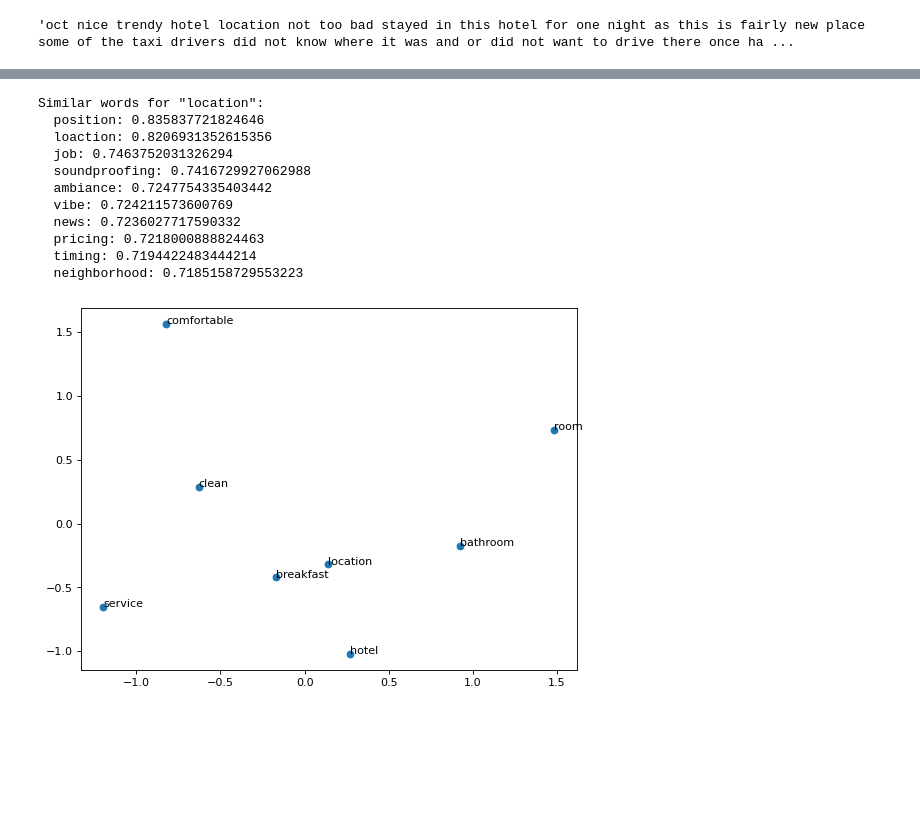
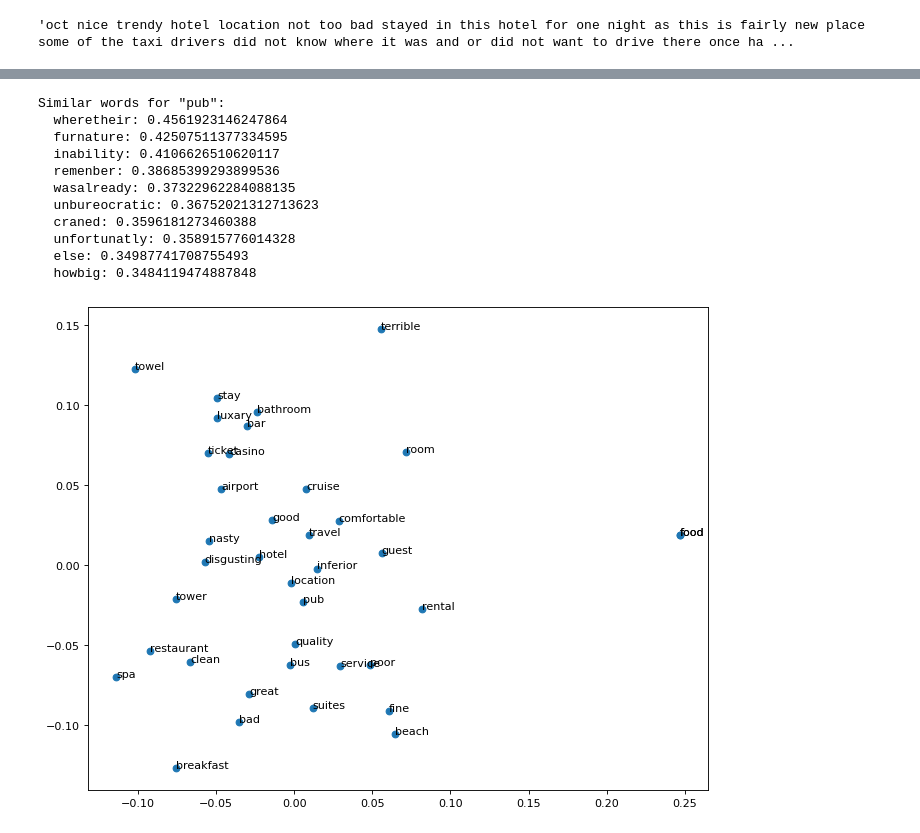
Before and after one commit to DimaFrank/ML, a Jupyter notebook: Copy_of_Final_Assignment.ipynb, the cells around one changed output, grey strips where cells are left out. Cells and saved outputs as stored; diff of their text form; code cells hidden in the pictures; blank space fills up the shorter version.

```diff
--- a/Copy_of_Final_Assignment.ipynb
+++ b/Copy_of_Final_Assignment.ipynb
@@ -32,7 +34,7 @@ with open(file_path, 'r', encoding='utf-8') as f:
 # Remove newline characters
 reviews = [review.strip() for review in reviews]
 # %%
-reviews=reviews[:100000]
+reviews=reviews[:50000]
 reviews[0]
 # %% [output]
 'oct nice trendy hotel location not too bad stayed in this hotel for one night as this is fairly new place some of the taxi drivers did not know where it was and or did not want to drive there once ha ...
@@ -51,7 +53,6 @@ sequences = tokenizer.texts_to_sequences(reviews)
 
 
 
-
 # Download the list of English words
 nltk.download('words')
 english_vocab = set(words.words())
@@ -62,7 +63,7 @@ def is_english_word(word):
     else:
         return False
 
-words_to_exclude=['in', 'the', 'at', 'of', 'on', 'out', 'to', 'till', 'than', 'up', 'with', 'as', 'for', 'is', 'and', 'was']
+stop_words = ['in', 'the', 'at', 'of', 'on', 'out', 'to', 'till', 'than', 'up', 'with', 'as', 'for', 'is', 'and', 'was', 'if', 'else']
 
 # Create counter to count word frequencies
 word_freq = Counter()
@@ -70,35 +71,52 @@ for sequence in sequences:
     word_freq.update(sequence)
 
 # Determine number of words to remove
-num_to_remove = int(0.2 * len(word_freq))
+num_to_remove = int(0.1 * len(word_freq))
 
 # Determine most frequent and least frequent words to remove
 most_freq_words = set([w for w, _ in word_freq.most_common(num_to_remove)])
 least_freq_words = set([w for w, _ in word_freq.most_common()[:-num_to_remove-1:-1]])
 
+
+special_token = '<unk>'
 # Filter out most frequent and least frequent words
 sequences_filtered = []
 for sequence in sequences:
     sequence_filtered = []
     for word in sequence:
-        if word not in most_freq_words and word not in least_freq_words and is_english_word(word) and word not in words_to_exclude:
+        if word not in most_freq_words and word not in least_freq_words and is_english_word(word) and word not in stop_words:
             sequence_filtered.append(word)
+        else:
+            sequence_filtered.append(special_token)
     sequences_filtered.append(sequence_filtered)
 
 
 
+# Replace special_token with a unique integer value
+word_index = tokenizer.word_index
+special_token_index = len(word_index) + 1
+for i, sequence in enumerate(sequences_filtered):
+    for j, word in enumerate(sequence):
+        if word == special_token:
+            sequences_filtered[i][j] = special_token_index
+            special_token_index += 1
 
+
+window_size = 2
 
 # Create skip-gram pairs
 skip_grams = []
-for sequence in sequences:
-    for i in range(1, len(sequence) - 1):
+for sequence in sequences_filtered:
+    for i in range(window_size, len(sequence) - window_size):
         target_word = sequence[i]
-        context_words = [sequence[j] for j in range(i - 1, i + 2) if j != i]
+        context_words = sequence[i - window_size : i] + sequence[i + 1 : i + window_size + 1]
         for context_word in context_words:
             skip_grams.append([target_word, context_word])
 
 skip_grams = np.array(skip_grams, dtype=np.int32)
+
+
+
 
 embedding_dim = 100
 
@@ -124,8 +142,8 @@ output = tf.keras.layers.Dense(1, activation='sigmoid')(dot_product)
 model = tf.keras.models.Model(inputs=[input_target, input_context], outputs=output)
 model.compile(loss='binary_crossentropy', optimizer='adam')
 
-epochs = 3
-batch_size = 2048
+epochs = 10
+batch_size = 512
 
 loss_errors=[]
 for epoch in range(epochs):
@@ -156,9 +186,16 @@ plt.show()
 # %%
+from tensorflow.keras.preprocessing.text import Tokenizer
 from sklearn.metrics.pairwise import cosine_similarity
 
 def find_most_similar(word, k=10):
+    # Load the embedding matrix from the file
+    embedding_matrix = np.load('/content/drive/MyDrive/ColabOutputs/embedding_matrix.npy')
+
+    # Load the tokenizer from the file using pickle
+    with open('/content/drive/MyDrive/ColabOutputs/tokenizer.pkl', 'rb') as f:
+        tokenizer = pickle.load(f)
+
     # Get the embedding for the given word
-    embedding_matrix = model.get_layer('embedding').get_weights()[0]
     word_embedding = embedding_matrix[tokenizer.word_index[word]]
 
     # Compute the cosine similarity between the given word and all other words
@@ -177,41 +214,42 @@ def find_most_similar(word, k=10):
         print('  {}: {}'.format(similar_words[i], similarity_scores[i]))
 
 
-
-
-find_most_similar('location')
+find_most_similar('pub')
 # %% [output]
-Similar words for "location":
-  position: 0.835837721824646
-  loaction: 0.8206931352615356
-  job: 0.7463752031326294
-  soundproofing: 0.7416729927062988
-  ambiance: 0.7247754335403442
-  vibe: 0.724211573600769
-  news: 0.7236027717590332
-  pricing: 0.7218000888824463
-  timing: 0.7194422483444214
-  neighborhood: 0.7185158729553223
+Similar words for "pub":
+  wheretheir: 0.4561923146247864
+  furnature: 0.42507511377334595
+  inability: 0.4106626510620117
+  remenber: 0.38685399293899536
+  wasalready: 0.37322962284088135
+  unbureocratic: 0.36752021312713623
+  craned: 0.3596181273460388
+  unfortunatly: 0.358915776014328
+  else: 0.34987741708755493
+  howbig: 0.3484119474887848
 # %%
 from sklearn.decomposition import PCA
 
-figure(figsize=(8, 6), dpi=80)
+figure(figsize=(10, 8), dpi=80)
 
 # Get the embedding matrix
 embedding_matrix = model.get_layer('embedding').get_weights()[0]
 
 # Get the embeddings of the words we want to plot
-words_to_plot = ['hotel', 'room', 'clean', 'comfortable', 'service', 'location', 'breakfast', 'bathroom']
+words_to_plot = ['hotel', 'room', 'clean', 'comfortable', 'service', 'location', 'breakfast', 'bathroom', 'casino', 'luxary',
+                 'restaurant', 'airport', 'suites', 'food', 'pub', 'rental', 'ticket', 'guest', 'cruise', 'bar', 'food', 'tower',
+                 'spa', 'travel', 'stay', 'beach', 'towel', 'bus', 'good', 'great', 'fine', 'quality', 'bad', 'poor', 'inferior',
+                 'terrible', 'nasty', 'disgusting']
 word_embeddings = [embedding_matrix[tokenizer.word_index[word]] for word in words_to_plot]
 
 # Use PCA to reduce the dimensionality of the embeddings to 2 dimensions
 pca = PCA(n_components=2)
 embeddings_2d = pca.fit_transform(word_embeddings)
 
 # Plot the embeddings in a scatter plot
 plt.scatter(embeddings_2d[:, 0], embeddings_2d[:, 1])
 for i, word in enumerate(words_to_plot):
     plt.annotate(word, xy=(embeddings_2d[i, 0], embeddings_2d[i, 1]))
 plt.show()
 # %% [output]
-[figure, old version]
+[figure, new version]
```
Also changed, not shown: parts of 4 cells of this notebook.
